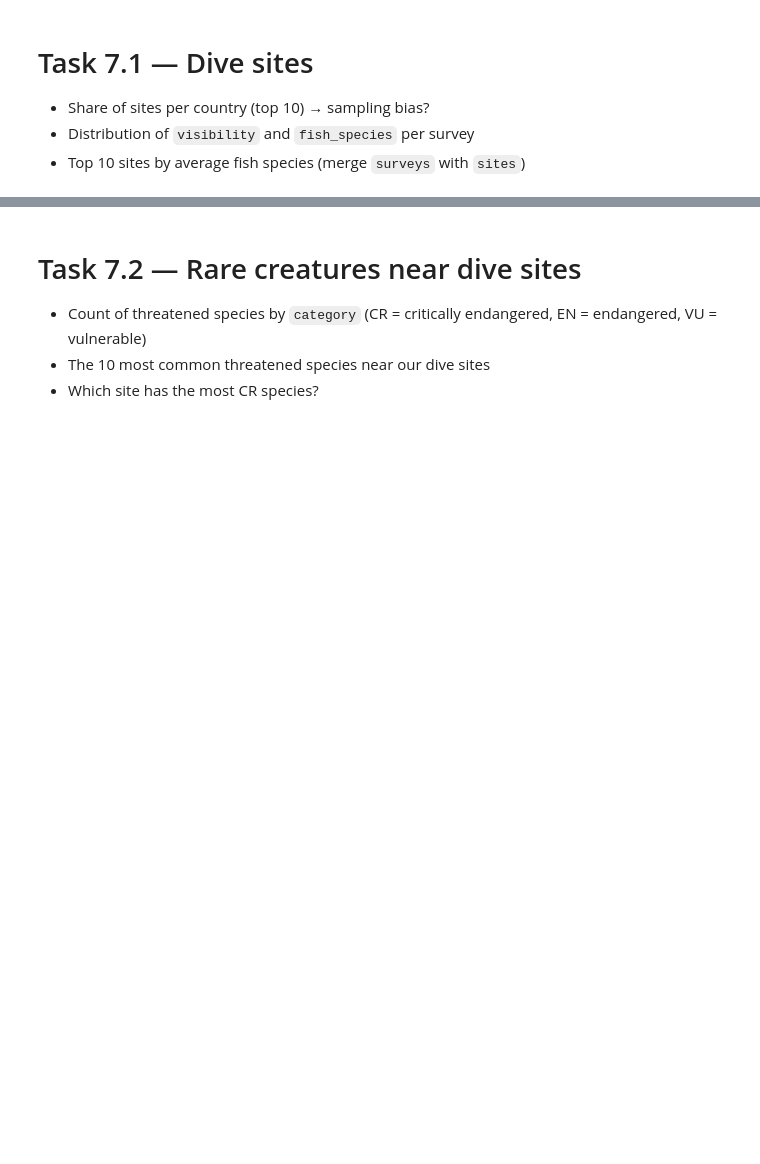
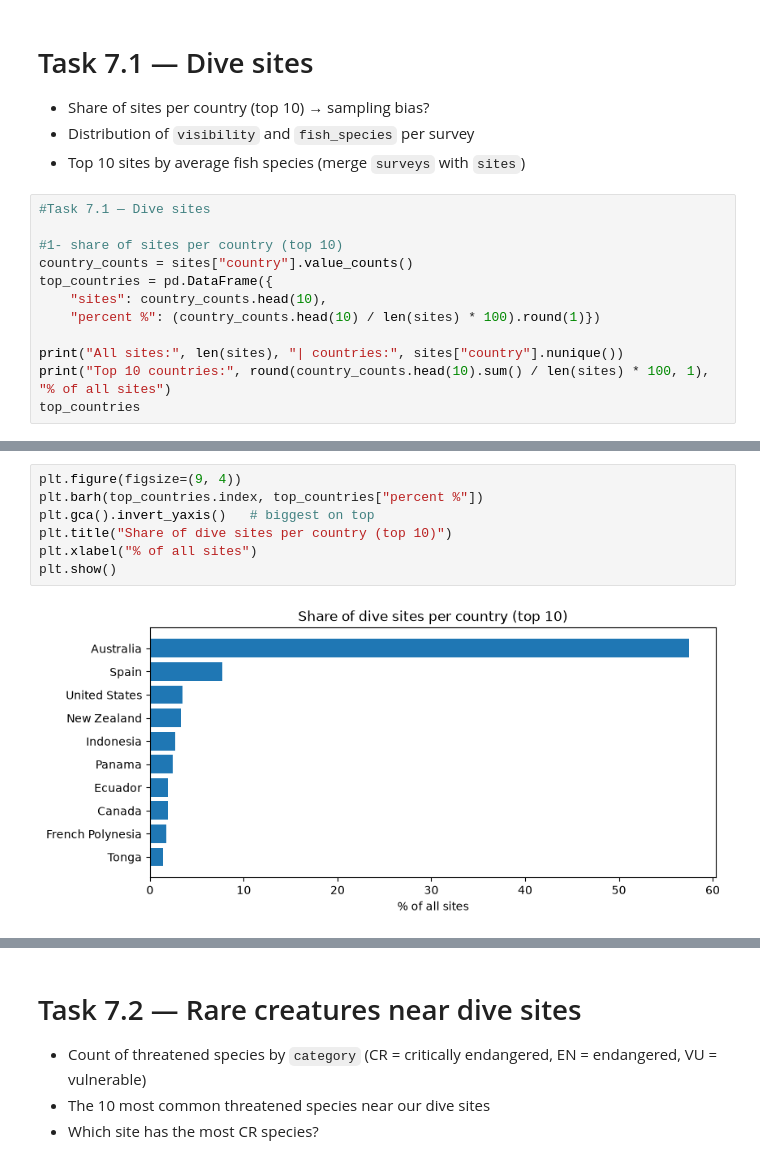
Before and after one commit to xkh11/kanz-ml-project-tuwaiq-academy, a Jupyter notebook: notebooks/Kanz_EDA.ipynb, the cells around one changed output, grey strips where cells are left out. Drawn from its saved outputs; the diff is of its cells as text; blank space fills up the shorter version.

```diff
--- a/notebooks/Kanz_EDA.ipynb
+++ b/notebooks/Kanz_EDA.ipynb
@@ -854,3 +854,15 @@ Sources: Osman et al. (2018), Global Change Biology, doi:10.1111/gcb.13895 · El
 * Share of sites per country (top 10) → sampling bias?
 * Distribution of `visibility` and `fish_species` per survey
 * Top 10 sites by average fish species (merge `surveys` with `sites`)
+# %%
+#Task 7.1 — Dive sites
+
+#1- share of sites per country (top 10)
+country_counts = sites["country"].value_counts()
+top_countries = pd.DataFrame({
+    "sites": country_counts.head(10),
+    "percent %": (country_counts.head(10) / len(sites) * 100).round(1)})
+
+print("All sites:", len(sites), "| countries:", sites["country"].nunique())
+print("Top 10 countries:", round(country_counts.head(10).sum() / len(sites) * 100, 1), "% of all sites")
+top_countries
@@ -856,0 +884,9 @@ Sources: Osman et al. (2018), Global Change Biology, doi:10.1111/gcb.13895 · El
+# %%
+plt.figure(figsize=(9, 4))
+plt.barh(top_countries.index, top_countries["percent %"])
+plt.gca().invert_yaxis()   # biggest on top
+plt.title("Share of dive sites per country (top 10)")
+plt.xlabel("% of all sites")
+plt.show()
+# %% [output]
+[figure, added]
```
Also changed, not shown: parts of 18 cells of this notebook.
